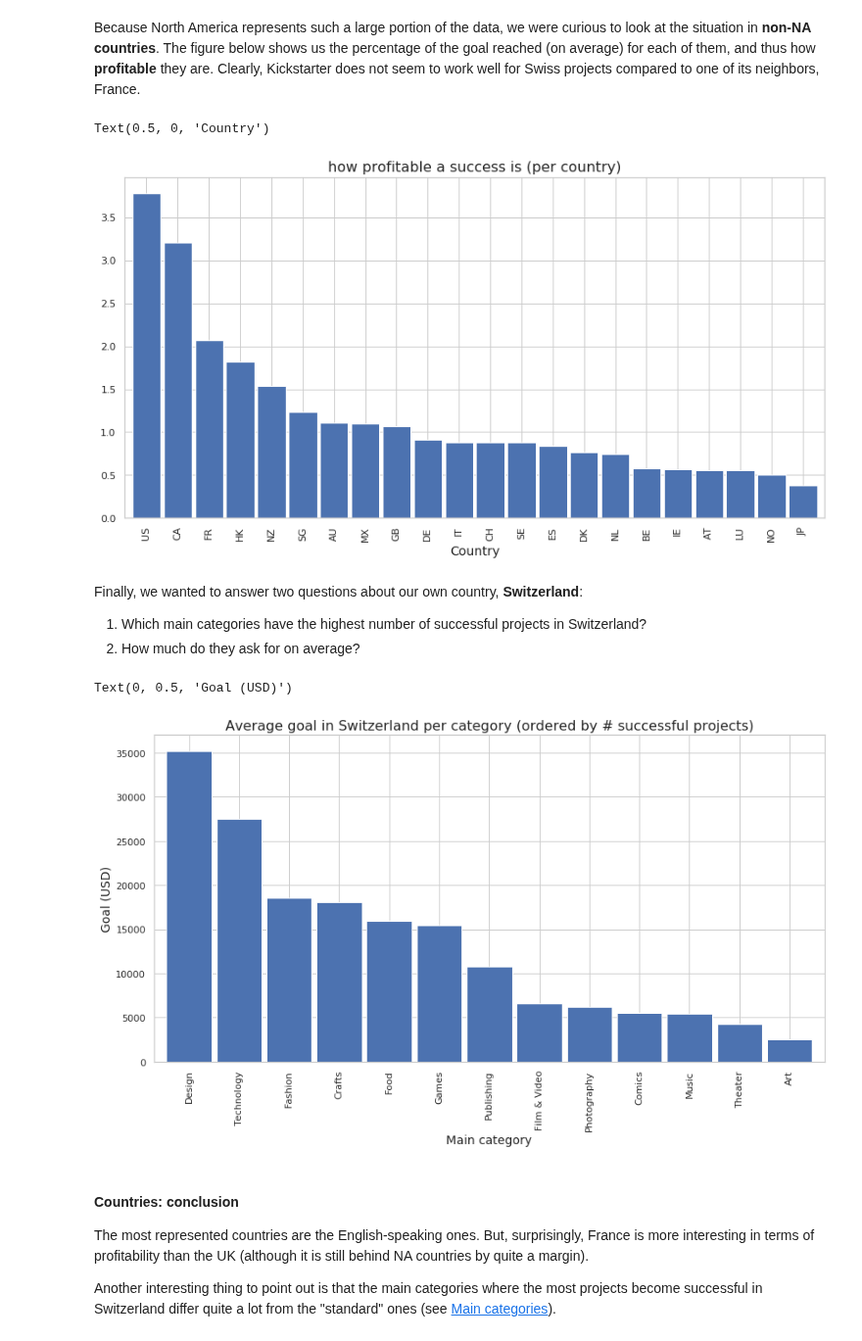
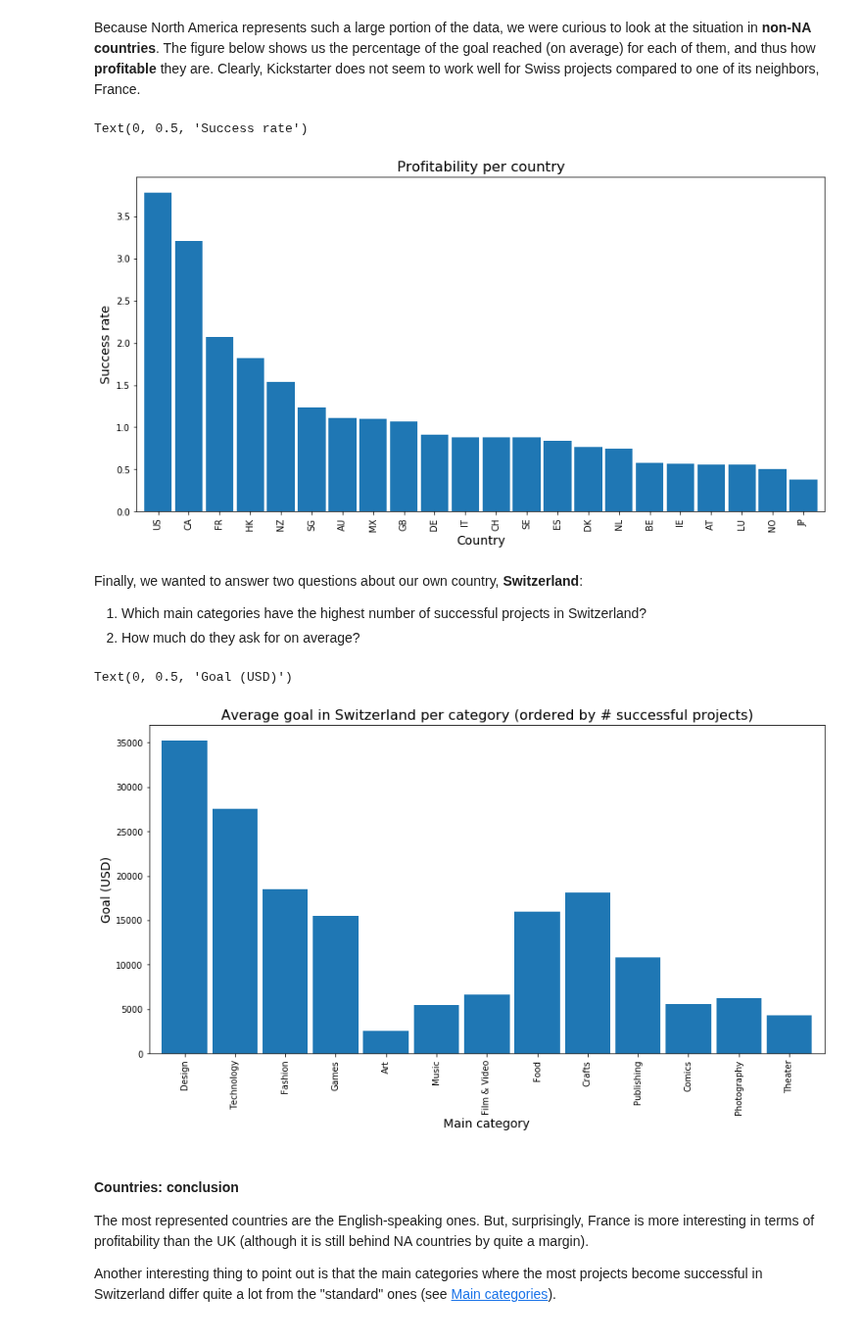
Before and after one commit to tbacha/DMML2019_Team_Apple, a Jupyter notebook: code/Kickstarter_notebook_Team_Apple_EDA.ipynb, the cells around one changed output. Shown at 98% size. Saved outputs shown, nothing was run; the diff lists cells and outputs as text; code cells hidden in the pictures.

```diff
--- a/code/Kickstarter_notebook_Team_Apple_EDA.ipynb
+++ b/code/Kickstarter_notebook_Team_Apple_EDA.ipynb
@@ -376,27 +381,27 @@ plt.show()
 Because North America represents such a large portion of the data, we were curious to look at the situation in **non-NA countries**. The figure below shows us the percentage of the goal reached (on average) for each of them, and thus how **profitable** they are. Clearly, Kickstarter does not seem to work well for Swiss projects compared to one of its neighbors, France.
 # %%
 df_without_na = df.groupby(["country"])["pct_reached"].mean().sort_values(ascending= False)
-fig.set_size_inches(16, 12)
 ax = df_without_na.plot(kind="bar", width=0.9, figsize=(14, 7))
-ax.set_title("how profitable a success is (per country)", size=16)
+ax.set_title("Profitability per country", size=16)
 ax.set_xlabel("Country", size=14)
+ax.set_ylabel("Success rate", size=14)
 # %% [output]
-Text(0.5, 0, 'Country')
+Text(0, 0.5, 'Success rate')
-[figure, old version]
+[figure, new version]
 # %% [markdown]
 Finally, we wanted to answer two questions about our own country, **Switzerland**:
 
 1. Which main categories have the highest number of successful projects in Switzerland?
 2. How much do they ask for on average?
 # %%
-df_switzerland = df[(df["country"] == "CH") & (df["state"] == 1)].groupby(["main_category"])[["ID", "usd_goal_real"]].agg({"ID":"count", "usd_goal_real":"mean"}).sort_values(by="usd_goal_real", ascending=False)
+df_switzerland = df[(df["country"] == "CH") & (df["state"] == 1)].groupby(["main_category"])[["ID", "usd_goal_real"]].agg({"ID":"count", "usd_goal_real":"mean"}).sort_values(by="ID", ascending=False)
 ax = df_switzerland["usd_goal_real"].plot(kind="bar", width=0.9, figsize=(14, 7))
 ax.set_title("Average goal in Switzerland per category (ordered by # successful projects)", size=16)
 ax.set_xlabel("Main category", size=14)
 ax.set_ylabel("Goal (USD)", size=14)
 # %% [output]
 Text(0, 0.5, 'Goal (USD)')
-[figure, old version]
+[figure, new version]
 # %% [markdown]
 #### Countries: conclusion
 
```
Also changed, not shown: parts of 18 cells of this notebook, 1 other file.
